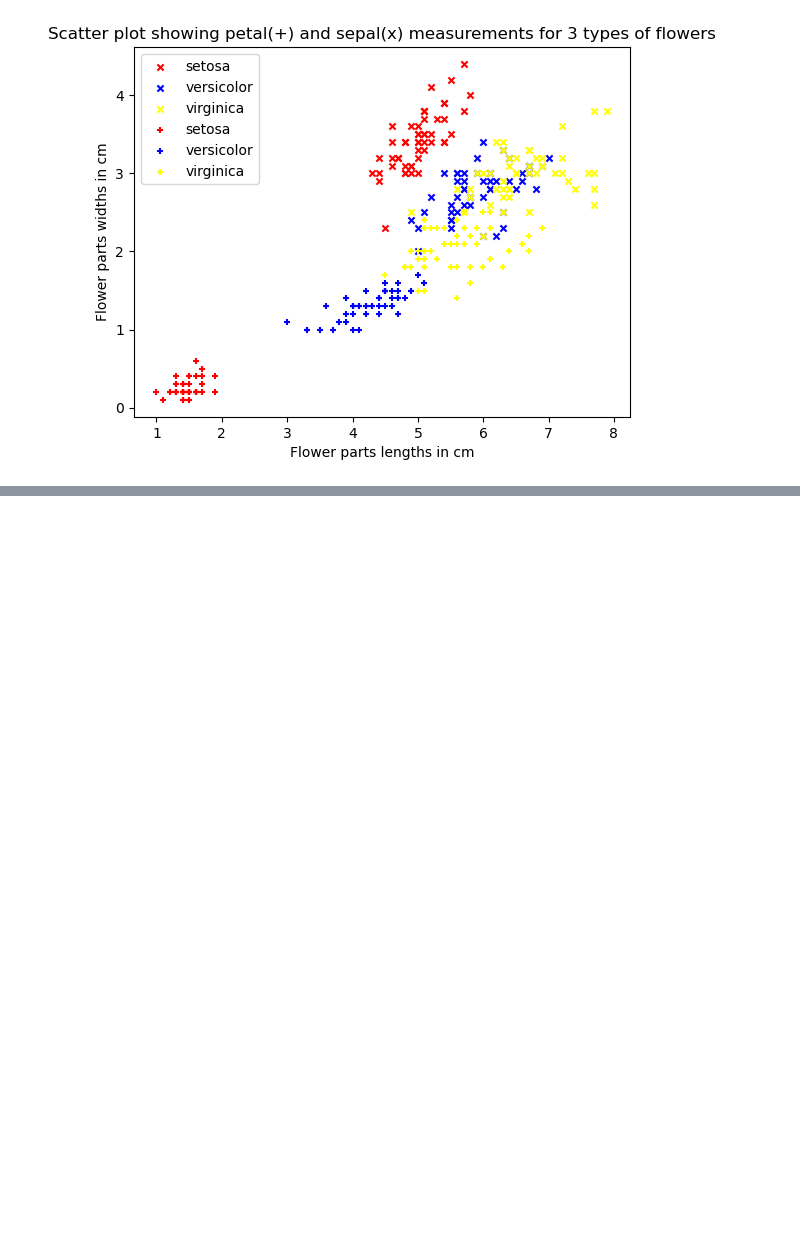
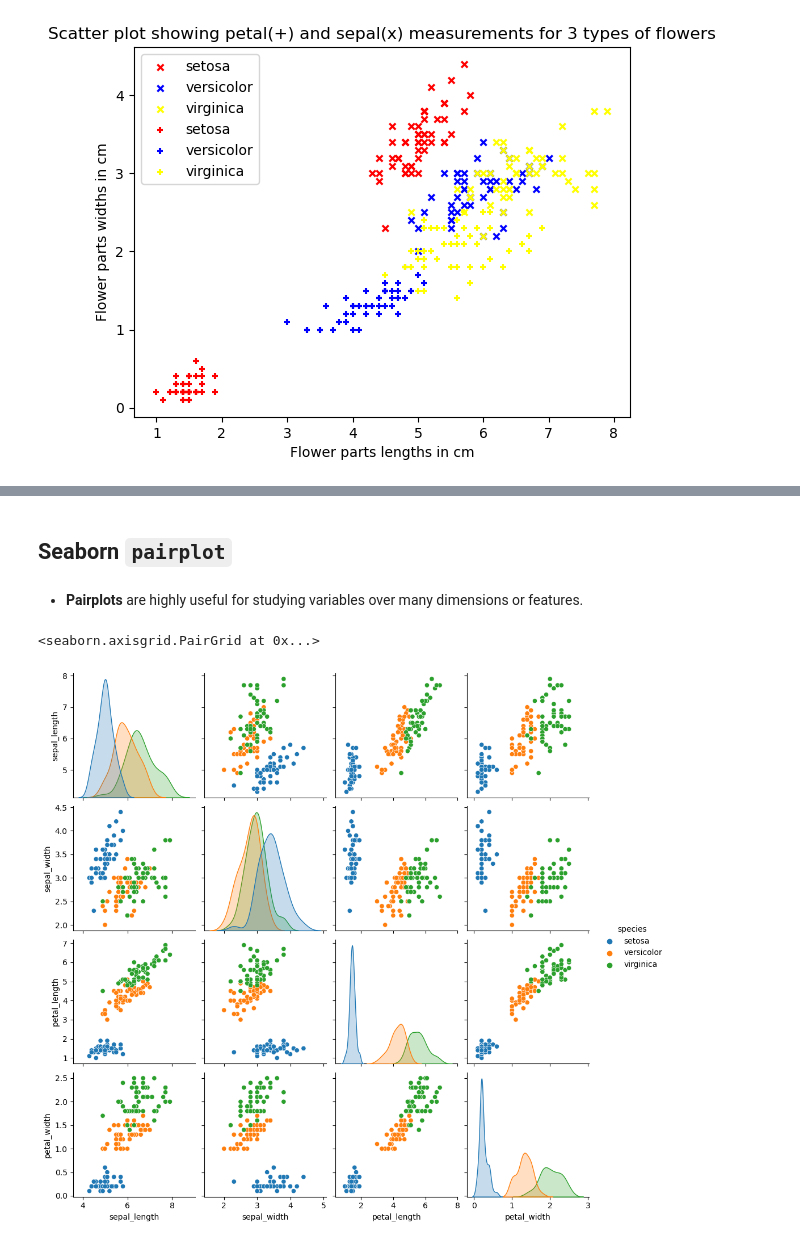
Before and after one commit to floortom/PandasDataHandling, a Jupyter notebook: DataVis_ScatterPlots.ipynb, the cells around one changed output, grey strips where cells are left out. Saved outputs shown, nothing was run; the diff lists cells and outputs as text; code cells hidden in the pictures; blank space fills up the shorter version.

```diff
--- a/DataVis_ScatterPlots.ipynb
+++ b/DataVis_ScatterPlots.ipynb
@@ -76,0 +93,9 @@ plt.show()
+# %% [markdown]
+## Seaborn `pairplot`
+# %% [markdown]
+- **Pairplots** are highly useful for studying variables over many dimensions or features.
+# %%
+sns.pairplot(data=iris, hue="species")
+# %% [output]
+<seaborn.axisgrid.PairGrid at 0x...>
+[figure, added]
```
Also changed, not shown: parts of 9 cells of this notebook.
